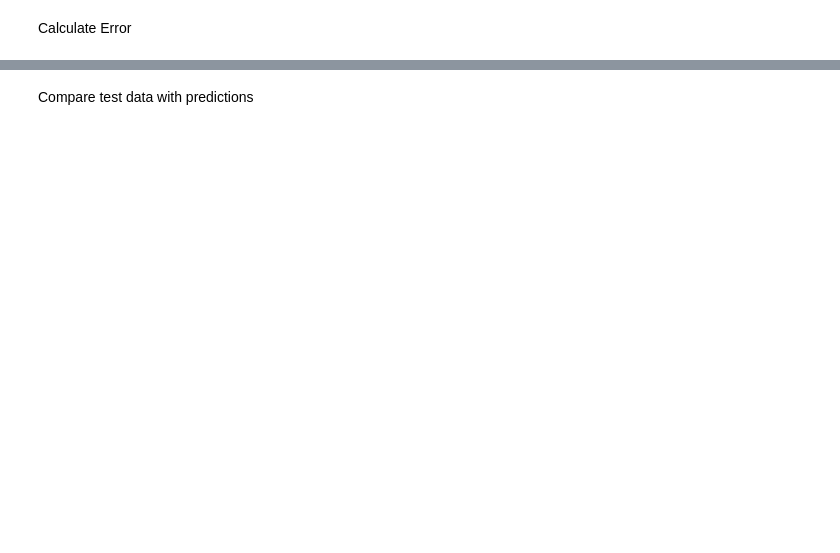
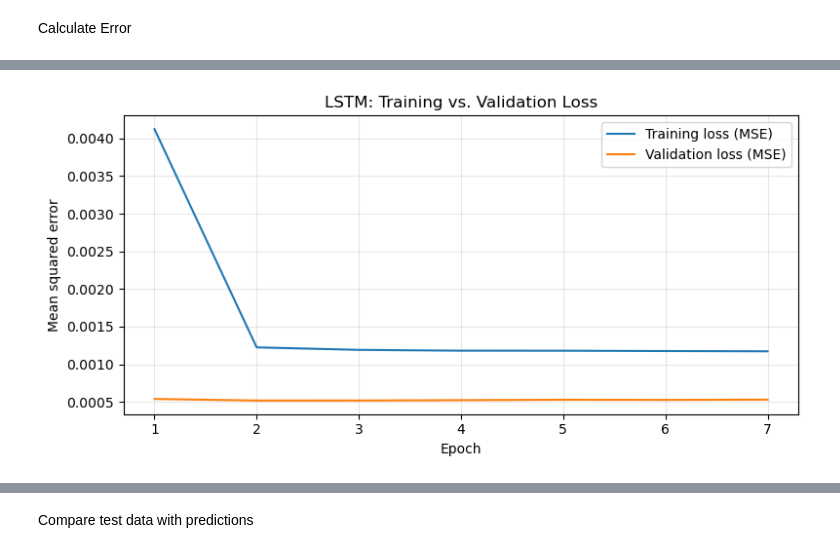
Before and after one commit to krklapat/data-science-capstone, a Jupyter notebook: modelTesting/lstm.ipynb, the cells around one changed output, grey strips where cells are left out. Drawn from its saved outputs; the diff is of its cells as text; code cells hidden in the pictures; blank space fills up the shorter version.

```diff
--- a/modelTesting/lstm.ipynb
+++ b/modelTesting/lstm.ipynb
@@ -150,0 +189,14 @@ R2: 0.16
+# %%
+epochs_run = range(1, len(history.history["loss"]) + 1)
+plt.figure(figsize=(8, 4))
+plt.plot(epochs_run, history.history["loss"], label="Training loss (MSE)")
+plt.plot(epochs_run, history.history["val_loss"], label="Validation loss (MSE)")
+plt.xlabel("Epoch")
+plt.ylabel("Mean squared error")
+plt.title("LSTM: Training vs. Validation Loss")
+plt.legend()
+plt.grid(alpha=0.3)
+plt.tight_layout()
+plt.show()
+# %% [output]
+[figure, added]
```
Also changed, not shown: parts of 11 cells of this notebook.
